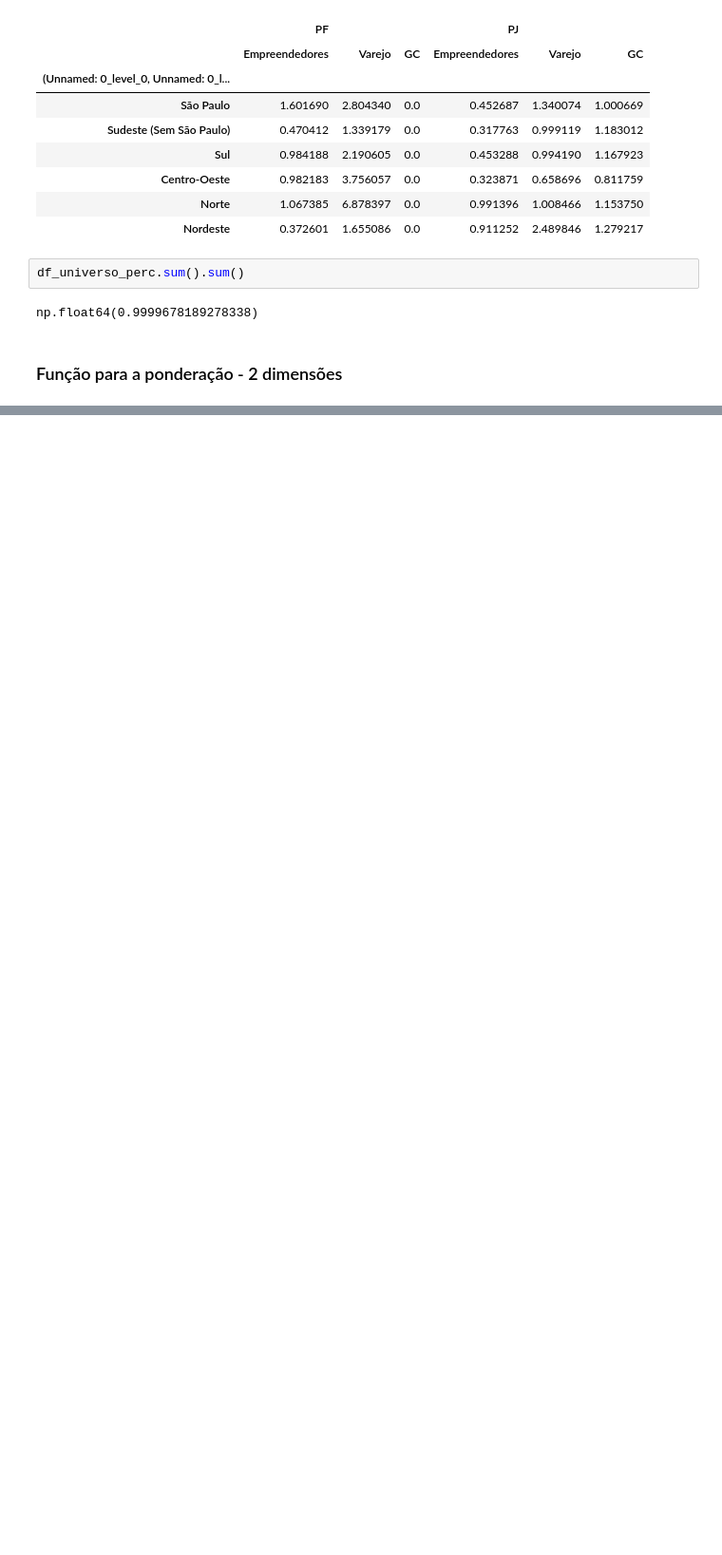
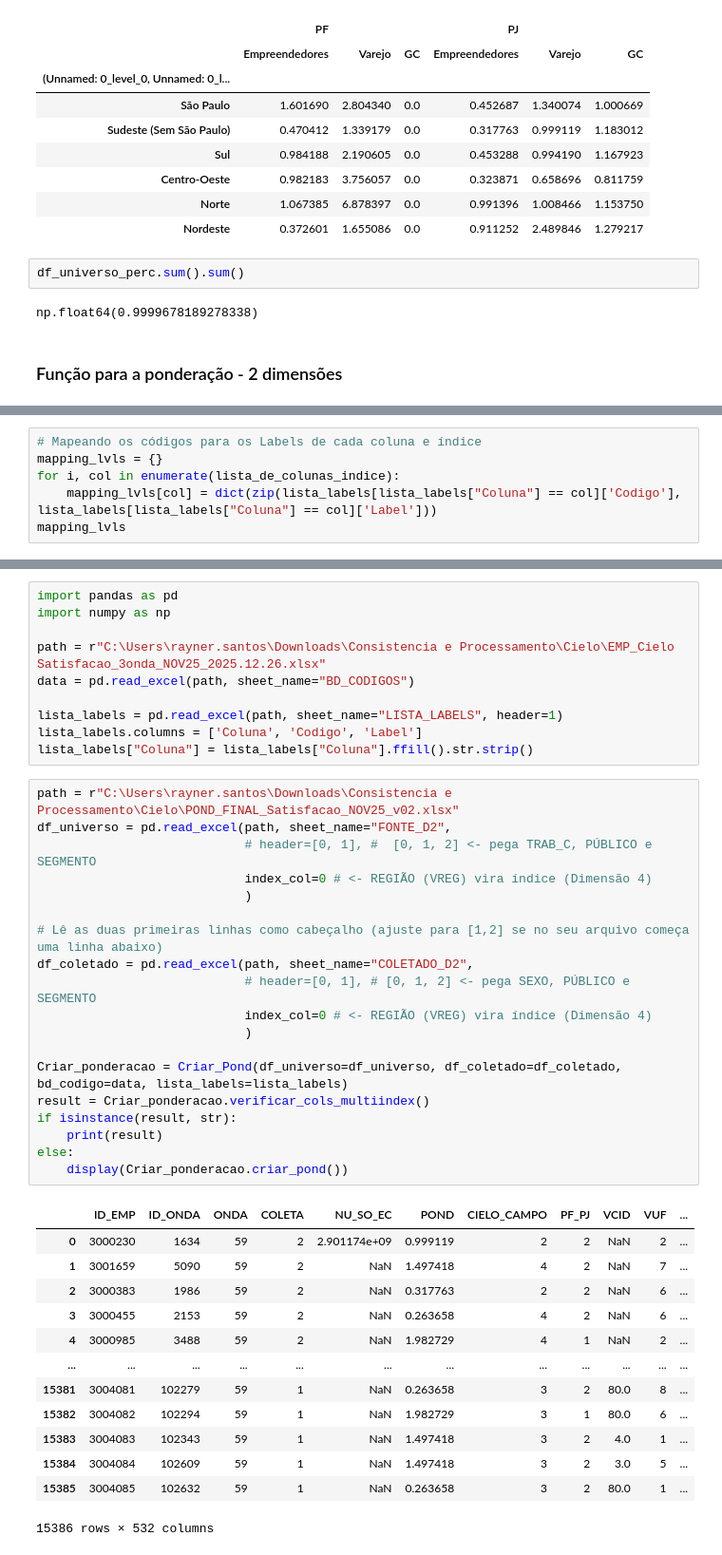
Before and after one commit to RaynerSantos/Processamento-Estatistico, a Jupyter notebook: App_beta/Pond.ipynb, the cells around one changed output, grey strips where cells are left out. Shown at 95% size. Saved outputs shown, nothing was run; the diff lists cells and outputs as text; blank space fills up the shorter version.

```diff
--- a/App_beta/Pond.ipynb
+++ b/App_beta/Pond.ipynb
@@ -808,0 +1043,6 @@ df_pond
+# %%
+# Mapeando os códigos para os Labels de cada coluna e índice
+mapping_lvls = {}
+for i, col in enumerate(lista_de_colunas_indice):
+    mapping_lvls[col] = dict(zip(lista_labels[lista_labels["Coluna"] == col]['Codigo'], lista_labels[lista_labels["Coluna"] == col]['Label']))
+mapping_lvls
@@ -808,0 +1394,43 @@ df_pond
+# %%
+import pandas as pd
+import numpy as np
+
+path = r"C:\Users\rayner.santos\Downloads\Consistencia e Processamento\Cielo\EMP_Cielo Satisfacao_3onda_NOV25_2025.12.26.xlsx"
+data = pd.read_excel(path, sheet_name="BD_CODIGOS")
+
+lista_labels = pd.read_excel(path, sheet_name="LISTA_LABELS", header=1)
+lista_labels.columns = ['Coluna', 'Codigo', 'Label']
+lista_labels["Coluna"] = lista_labels["Coluna"].ffill().str.strip()
+# %%
+path = r"C:\Users\rayner.santos\Downloads\Consistencia e Processamento\Cielo\POND_FINAL_Satisfacao_NOV25_v02.xlsx"
+df_universo = pd.read_excel(path, sheet_name="FONTE_D2",
+                            # header=[0, 1], #  [0, 1, 2] <- pega TRAB_C, PÚBLICO e SEGMENTO
+                            index_col=0 # <- REGIÃO (VREG) vira índice (Dimensão 4)
+                            )
+
+# Lê as duas primeiras linhas como cabeçalho (ajuste para [1,2] se no seu arquivo começa uma linha abaixo)
+df_coletado = pd.read_excel(path, sheet_name="COLETADO_D2",
+                            # header=[0, 1], # [0, 1, 2] <- pega SEXO, PÚBLICO e SEGMENTO
+                            index_col=0 # <- REGIÃO (VREG) vira índice (Dimensão 4)
+                            )
+
+Criar_ponderacao = Criar_Pond(df_universo=df_universo, df_coletado=df_coletado, bd_codigo=data, lista_labels=lista_labels)
+result = Criar_ponderacao.verificar_cols_multiindex()
+if isinstance(result, str):
+    print(result)
+else:
+    display(Criar_ponderacao.criar_pond())
+# %% [output]
+|  | ID_EMP | ID_ONDA | ONDA | COLETA | NU_SO_EC | POND | CIELO_CAMPO | PF_PJ | VCID | VUF | ... |
+| 0 | 3000230 | 1634 | 59 | 2 | 2.901174e+09 | 0.999119 | 2 | 2 | NaN | 2 | ... |
+| 1 | 3001659 | 5090 | 59 | 2 | NaN | 1.497418 | 4 | 2 | NaN | 7 | ... |
+| 2 | 3000383 | 1986 | 59 | 2 | NaN | 0.317763 | 2 | 2 | NaN | 6 | ... |
+| 3 | 3000455 | 2153 | 59 | 2 | NaN | 0.263658 | 4 | 2 | NaN | 6 | ... |
+| 4 | 3000985 | 3488 | 59 | 2 | NaN | 1.982729 | 4 | 1 | NaN | 2 | ... |
+| ... | ... | ... | ... | ... | ... | ... | ... | ... | ... | ... | ... |
+| 15381 | 3004081 | 102279 | 59 | 1 | NaN | 0.263658 | 3 | 2 | 80.0 | 8 | ... |
+| 15382 | 3004082 | 102294 | 59 | 1 | NaN | 1.982729 | 3 | 1 | 80.0 | 6 | ... |
+| 15383 | 3004083 | 102343 | 59 | 1 | NaN | 1.497418 | 3 | 2 | 4.0 | 1 | ... |
+| 15384 | 3004084 | 102609 | 59 | 1 | NaN | 1.497418 | 3 | 2 | 3.0 | 5 | ... |
+| 15385 | 3004085 | 102632 | 59 | 1 | NaN | 0.263658 | 3 | 2 | 80.0 | 1 | ... |
+15386 rows × 532 columns
```
Also changed, not shown: parts of 35 cells of this notebook, 2 other files.
